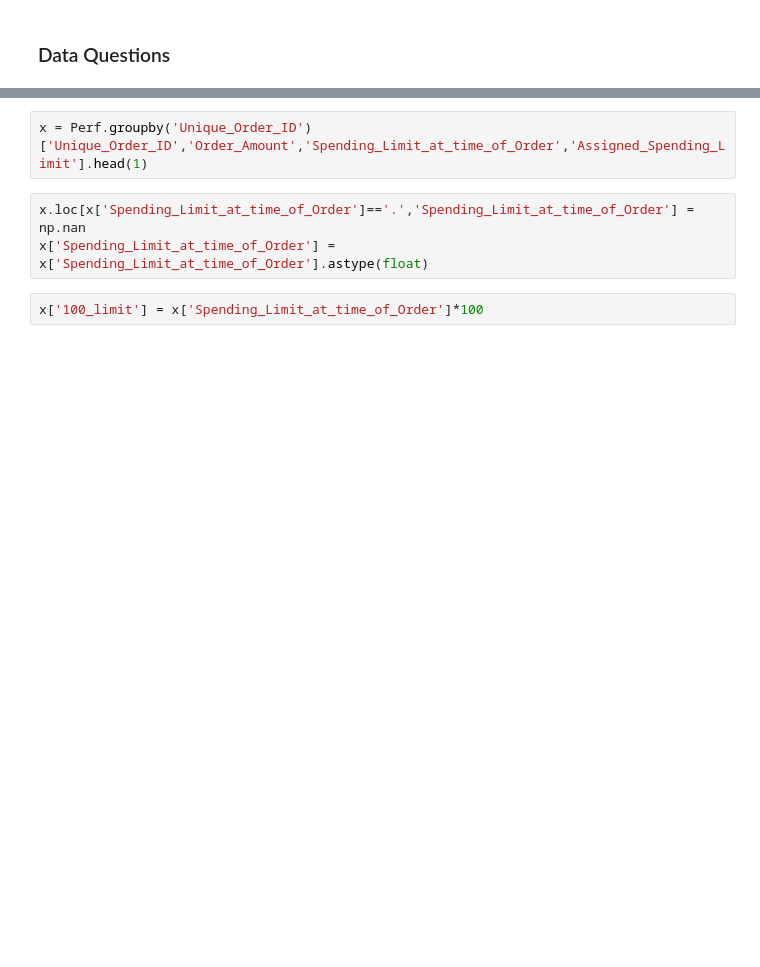
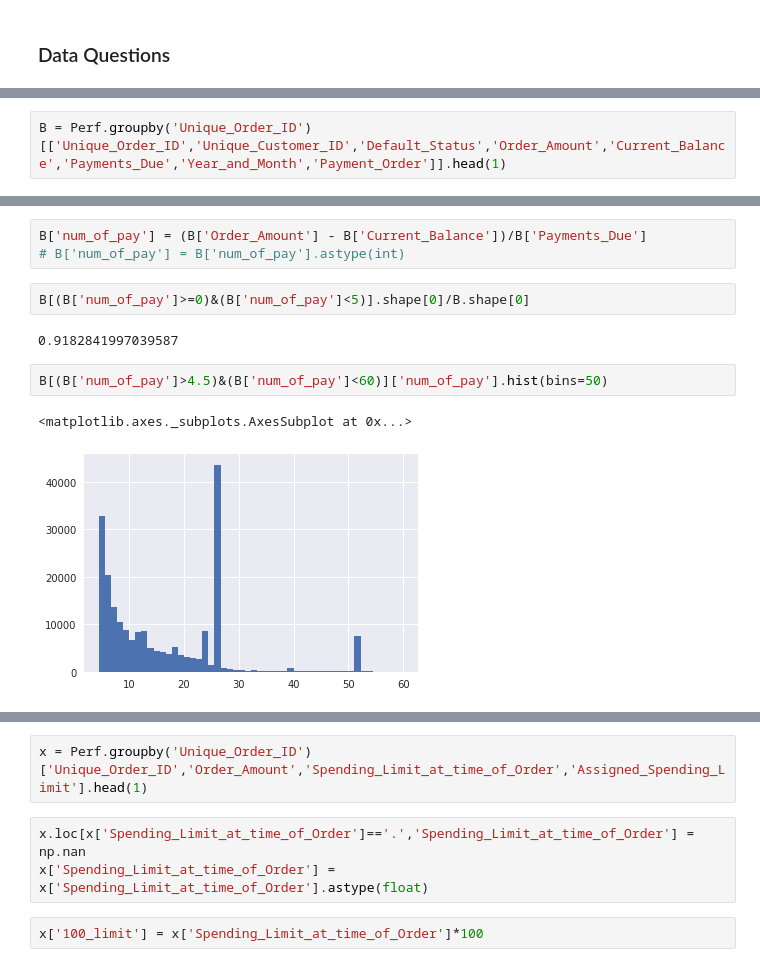
Before and after one commit to XuetingS/PP, a Jupyter notebook: src/Vertical Loss.ipynb, the cells around one changed output, grey strips where cells are left out. Drawn from its saved outputs; the diff is of its cells as text; blank space fills up the shorter version.

```diff
--- a/src/Vertical Loss.ipynb
+++ b/src/Vertical Loss.ipynb
@@ -230,0 +401,2 @@ Perf.head()
+# %%
+B = Perf.groupby('Unique_Order_ID')[['Unique_Order_ID','Unique_Customer_ID','Default_Status','Order_Amount','Current_Balance','Payments_Due','Year_and_Month','Payment_Order']].head(1)
@@ -230,0 +502,12 @@ Perf.head()
+# %%
+B['num_of_pay'] = (B['Order_Amount'] - B['Current_Balance'])/B['Payments_Due']
+# B['num_of_pay'] = B['num_of_pay'].astype(int)
+# %%
+B[(B['num_of_pay']>=0)&(B['num_of_pay']<5)].shape[0]/B.shape[0]
+# %% [output]
+0.9182841997039587
+# %%
+B[(B['num_of_pay']>4.5)&(B['num_of_pay']<60)]['num_of_pay'].hist(bins=50)
+# %% [output]
+<matplotlib.axes._subplots.AxesSubplot at 0x...>
+[figure, added]
```
Also changed, not shown: parts of 74 cells of this notebook.
